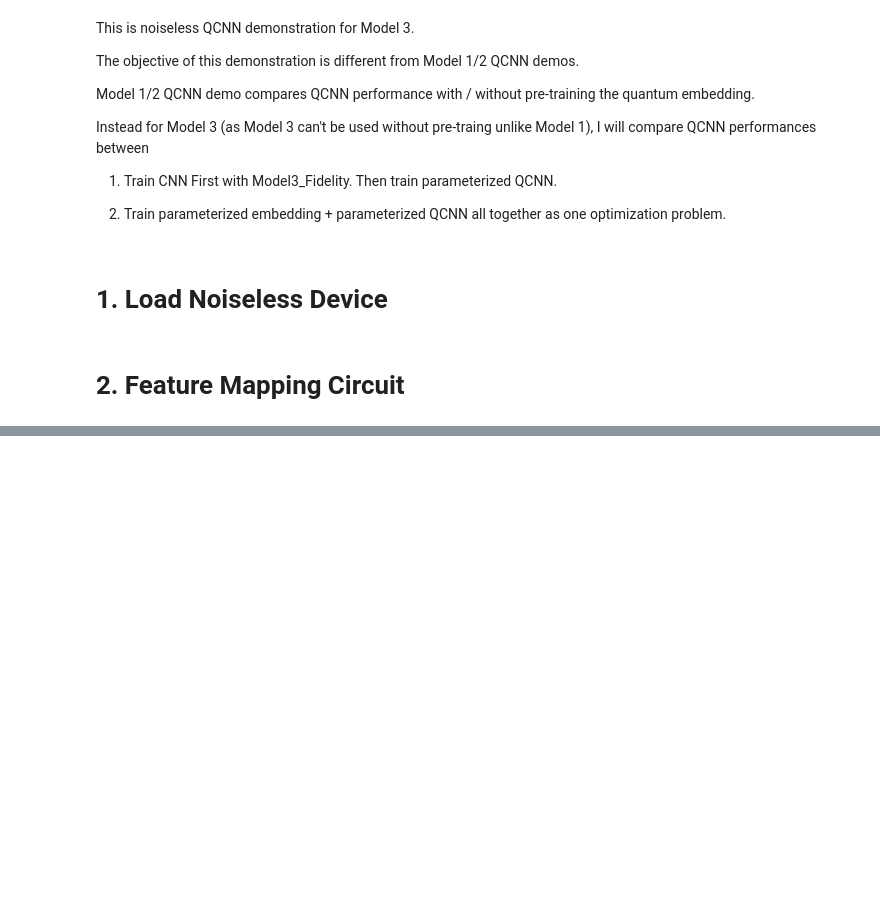
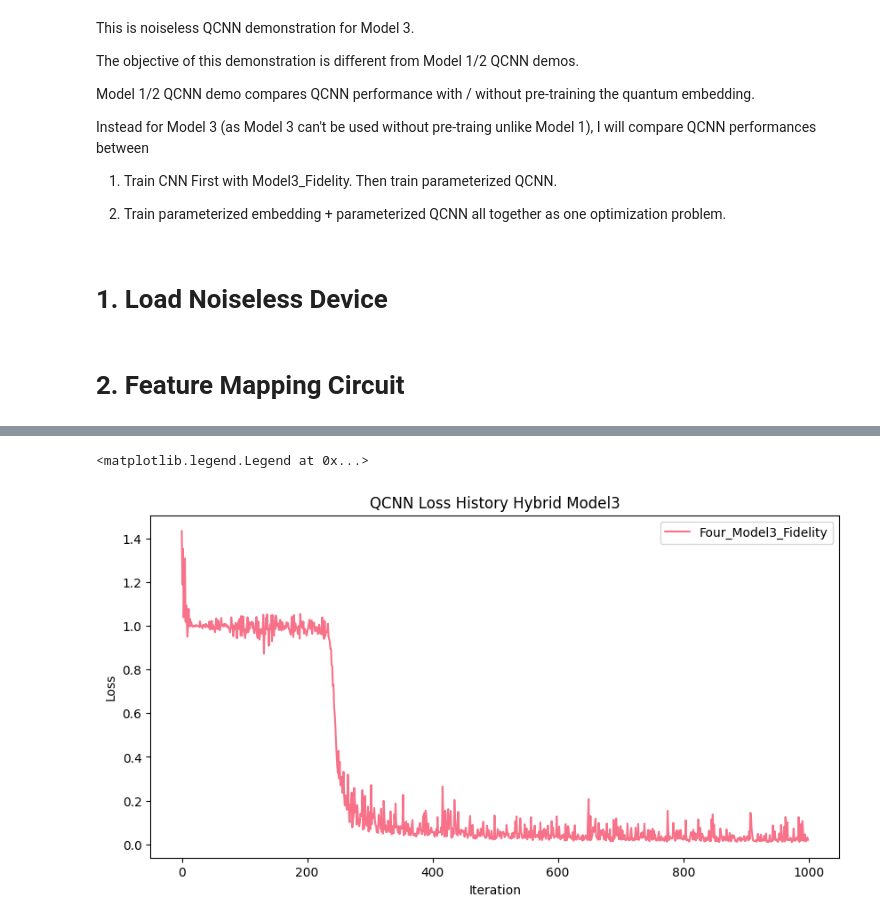
Before and after one commit to takh04/QEmbedding, a Jupyter notebook: Results/QCNN_demonstration/Noiseless/Model 3/QCNN_demonstration.ipynb, the cells around one changed output, grey strips where cells are left out. Cells and saved outputs as stored; diff of their text form; code cells hidden in the pictures; blank space fills up the shorter version.

```diff
--- a/Results/QCNN_demonstration/Noiseless/Model 3/QCNN_demonstration.ipynb
+++ b/Results/QCNN_demonstration/Noiseless/Model 3/QCNN_demonstration.ipynb
@@ -136,0 +588,4 @@ class Model3_HSinner(torch.nn.Module):
+# %%
+X_train, X_test, Y_train, Y_test = data.data_load_and_process('mnist', feature_reduction=feature_reduction, classes=classes)
+Y_train = [-1 if y == 0 else 1 for y in Y_train]
+Y_test = [-1 if y == 0 else 1 for y in Y_test]
@@ -136,0 +641,16 @@ class Model3_HSinner(torch.nn.Module):
+# %%
+import seaborn as sns
+
+plt.rcParams['figure.figsize'] = [10, 5]
+fig, ax = plt.subplots()
+clrs = sns.color_palette("husl", 4)
+with sns.axes_style("darkgrid"):
+    ax.plot(range(len(loss_Hybrid_Model3)), loss_Hybrid_Model3, label="Four_Model3_Fidelity", c=clrs[0])
+
+ax.set_xlabel("Iteration")
+ax.set_ylabel("Loss")
+ax.set_title("QCNN Loss History Hybrid Model3")
+ax.legend()
+# %% [output]
+<matplotlib.legend.Legend at 0x...>
+[figure, added]
```
Also changed, not shown: parts of 36 cells of this notebook.
